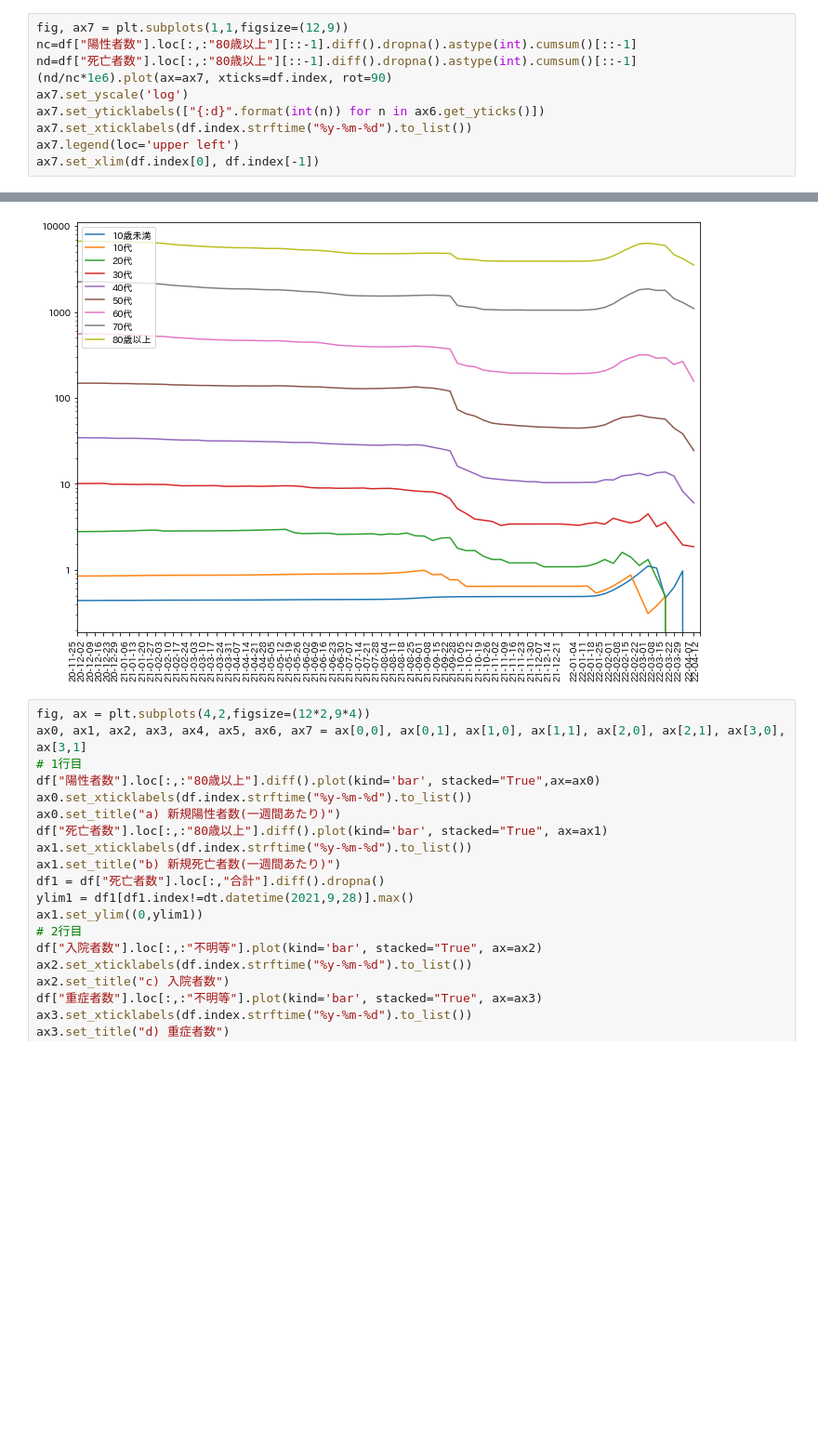
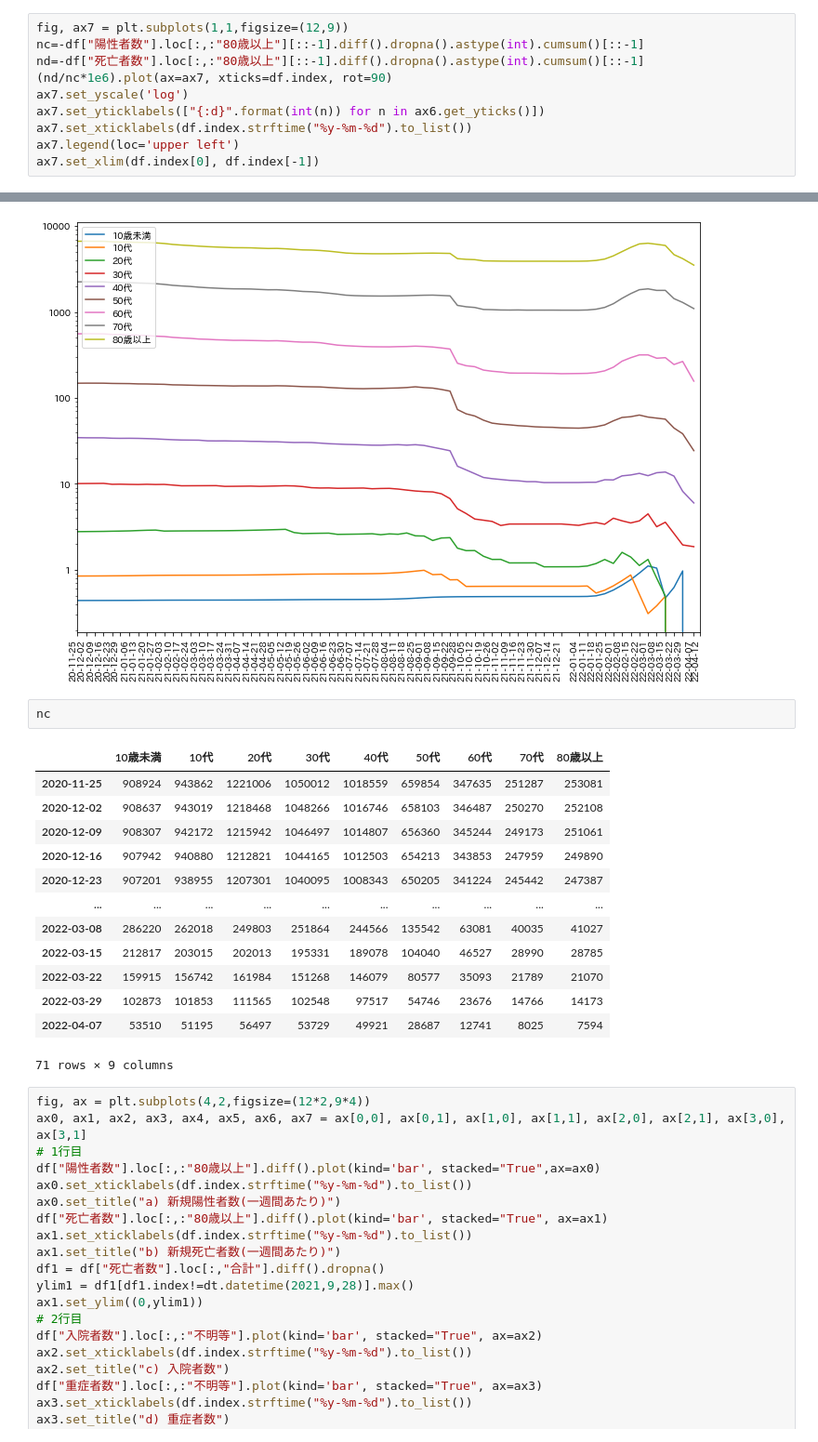
Before and after one commit to nagae/CoVid-19, a Jupyter notebook: check-plot-japan-patients.ipynb, the cells around one changed output, grey strips where cells are left out. Shown at 93% size. Saved outputs shown, nothing was run; the diff lists cells and outputs as text; blank space fills up the shorter version.

```diff
--- a/check-plot-japan-patients.ipynb
+++ b/check-plot-japan-patients.ipynb
@@ -33,8 +33,8 @@ DatetimeIndex(['2020-11-25', '2020-12-02', '2020-12-09', '2020-12-16',
               dtype='datetime64[ns]', freq=None)
 # %%
 fig, ax7 = plt.subplots(1,1,figsize=(12,9))
-nc=df["陽性者数"].loc[:,:"80歳以上"][::-1].diff().dropna().astype(int).cumsum()[::-1]
-nd=df["死亡者数"].loc[:,:"80歳以上"][::-1].diff().dropna().astype(int).cumsum()[::-1]
+nc=-df["陽性者数"].loc[:,:"80歳以上"][::-1].diff().dropna().astype(int).cumsum()[::-1]
+nd=-df["死亡者数"].loc[:,:"80歳以上"][::-1].diff().dropna().astype(int).cumsum()[::-1]
 (nd/nc*1e6).plot(ax=ax7, xticks=df.index, rot=90)
 ax7.set_yscale('log')
 ax7.set_yticklabels(["{:d}".format(int(n)) for n in ax6.get_yticks()])
@@ -44,6 +44,22 @@ ax7.set_xlim(df.index[0], df.index[-1])
 # %% [output]
 (18591.0, 19094.0)
 [figure]
+# %%
+nc
+# %% [output]
+|  | 10歳未満 | 10代 | 20代 | 30代 | 40代 | 50代 | 60代 | 70代 | 80歳以上 |
+| 2020-11-25 | 908924 | 943862 | 1221006 | 1050012 | 1018559 | 659854 | 347635 | 251287 | 253081 |
+| 2020-12-02 | 908637 | 943019 | 1218468 | 1048266 | 1016746 | 658103 | 346487 | 250270 | 252108 |
+| 2020-12-09 | 908307 | 942172 | 1215942 | 1046497 | 1014807 | 656360 | 345244 | 249173 | 251061 |
+| 2020-12-16 | 907942 | 940880 | 1212821 | 1044165 | 1012503 | 654213 | 343853 | 247959 | 249890 |
+| 2020-12-23 | 907201 | 938955 | 1207301 | 1040095 | 1008343 | 650205 | 341224 | 245442 | 247387 |
+| ... | ... | ... | ... | ... | ... | ... | ... | ... | ... |
+| 2022-03-08 | 286220 | 262018 | 249803 | 251864 | 244566 | 135542 | 63081 | 40035 | 41027 |
+| 2022-03-15 | 212817 | 203015 | 202013 | 195331 | 189078 | 104040 | 46527 | 28990 | 28785 |
+| 2022-03-22 | 159915 | 156742 | 161984 | 151268 | 146079 | 80577 | 35093 | 21789 | 21070 |
+| 2022-03-29 | 102873 | 101853 | 111565 | 102548 | 97517 | 54746 | 23676 | 14766 | 14173 |
+| 2022-04-07 | 53510 | 51195 | 56497 | 53729 | 49921 | 28687 | 12741 | 8025 | 7594 |
+71 rows × 9 columns
 # %%
 fig, ax = plt.subplots(4,2,figsize=(12*2,9*4))
 ax0, ax1, ax2, ax3, ax4, ax5, ax6, ax7 = ax[0,0], ax[0,1], ax[1,0], ax[1,1], ax[2,0], ax[2,1], ax[3,0], ax[3,1]
```
Also changed, not shown: 1 other file.
